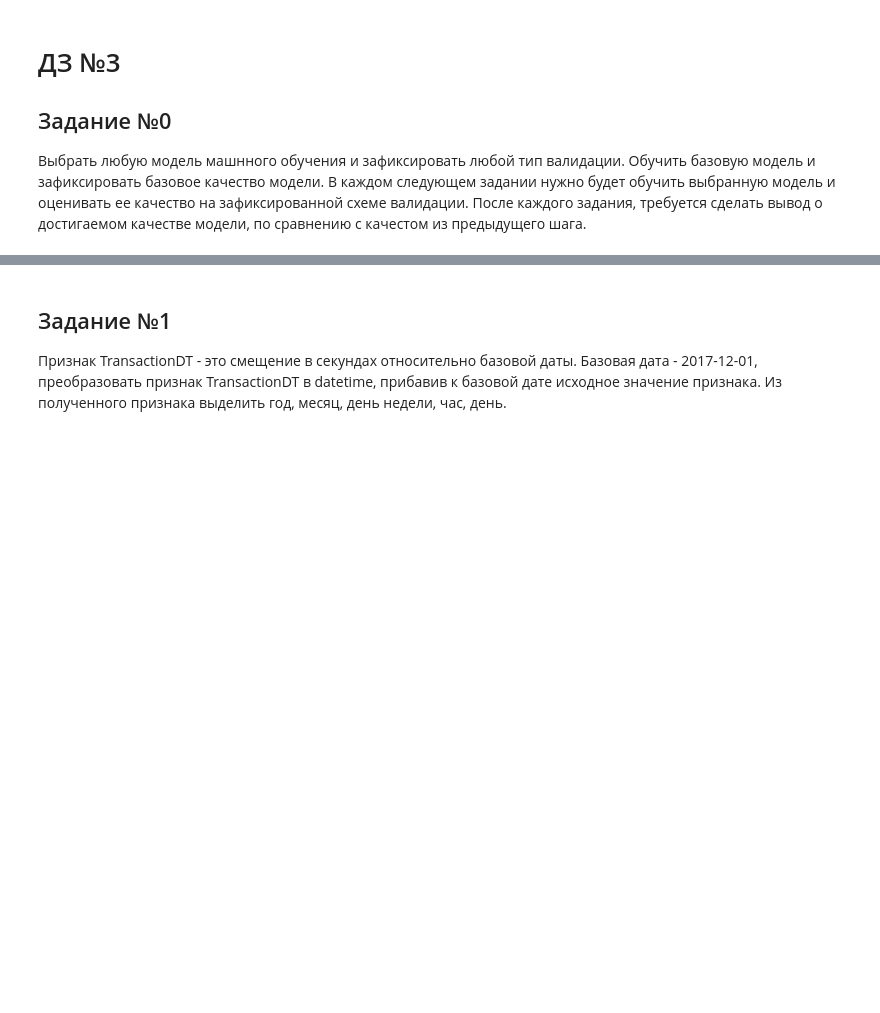
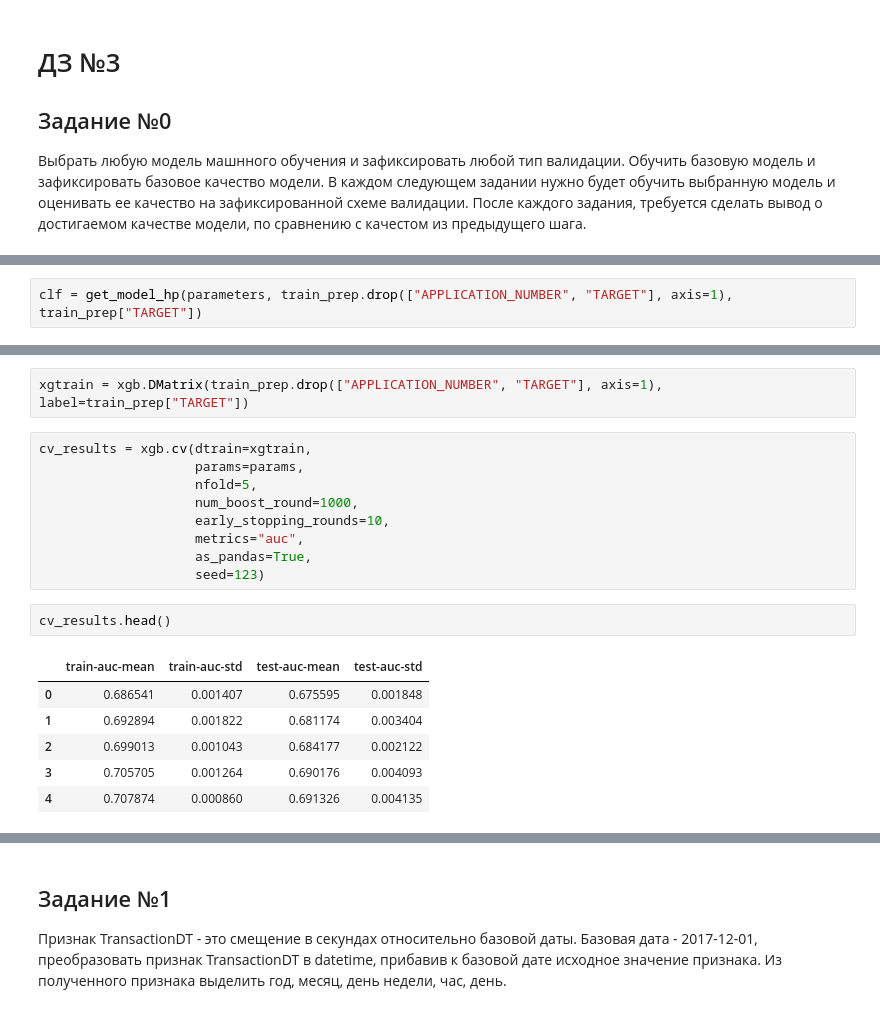
Before and after one commit to VitalyGladyshev/Python_for_DS, a Jupyter notebook: HW_03.ipynb, the cells around one changed output, grey strips where cells are left out. Cells and saved outputs as stored; diff of their text form; blank space fills up the shorter version.

```diff
--- a/HW_03.ipynb
+++ b/HW_03.ipynb
@@ -859,0 +939,2 @@ test_prep.to_csv(data_dir + "test_prep.csv", sep=";", index=False)
+# %%
+clf = get_model_hp(parameters, train_prep.drop(["APPLICATION_NUMBER", "TARGET"], axis=1),  train_prep["TARGET"])
@@ -859,0 +1098,20 @@ test_prep.to_csv(data_dir + "test_prep.csv", sep=";", index=False)
+# %%
+xgtrain = xgb.DMatrix(train_prep.drop(["APPLICATION_NUMBER", "TARGET"], axis=1), label=train_prep["TARGET"])
+# %%
+cv_results = xgb.cv(dtrain=xgtrain,
+                    params=params,
+                    nfold=5,
+                    num_boost_round=1000,
+                    early_stopping_rounds=10,
+                    metrics="auc",
+                    as_pandas=True,
+                    seed=123)
+# %%
+cv_results.head()
+# %% [output]
+|  | train-auc-mean | train-auc-std | test-auc-mean | test-auc-std |
+| 0 | 0.686541 | 0.001407 | 0.675595 | 0.001848 |
+| 1 | 0.692894 | 0.001822 | 0.681174 | 0.003404 |
+| 2 | 0.699013 | 0.001043 | 0.684177 | 0.002122 |
+| 3 | 0.705705 | 0.001264 | 0.690176 | 0.004093 |
+| 4 | 0.707874 | 0.000860 | 0.691326 | 0.004135 |
```
Also changed, not shown: parts of 56 cells of this notebook.
